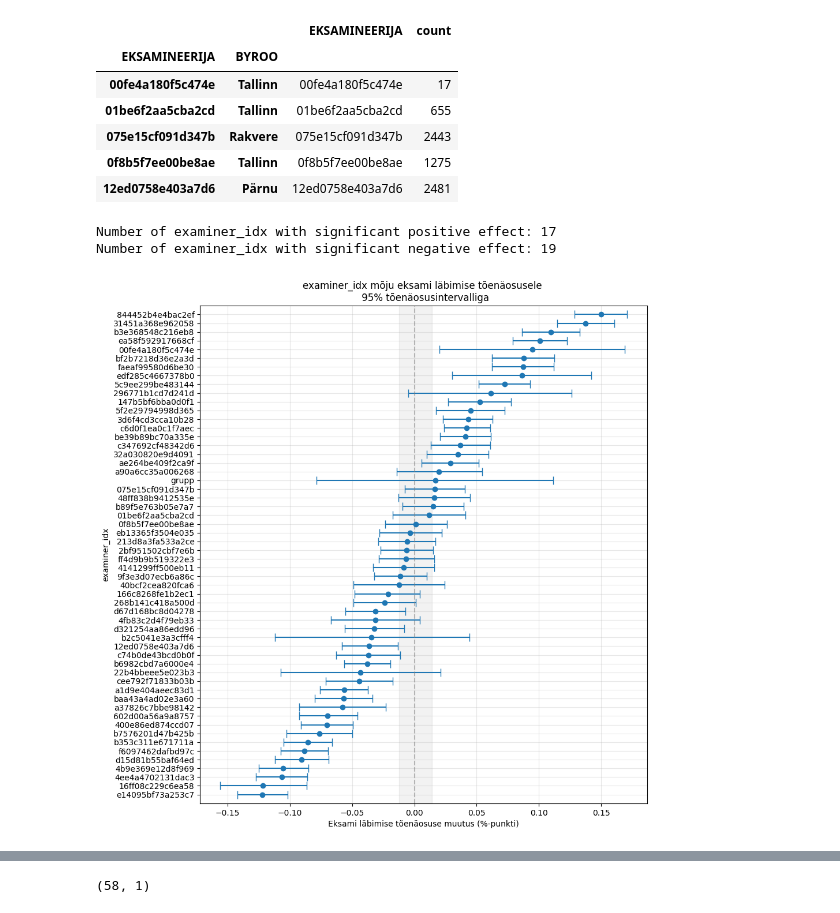
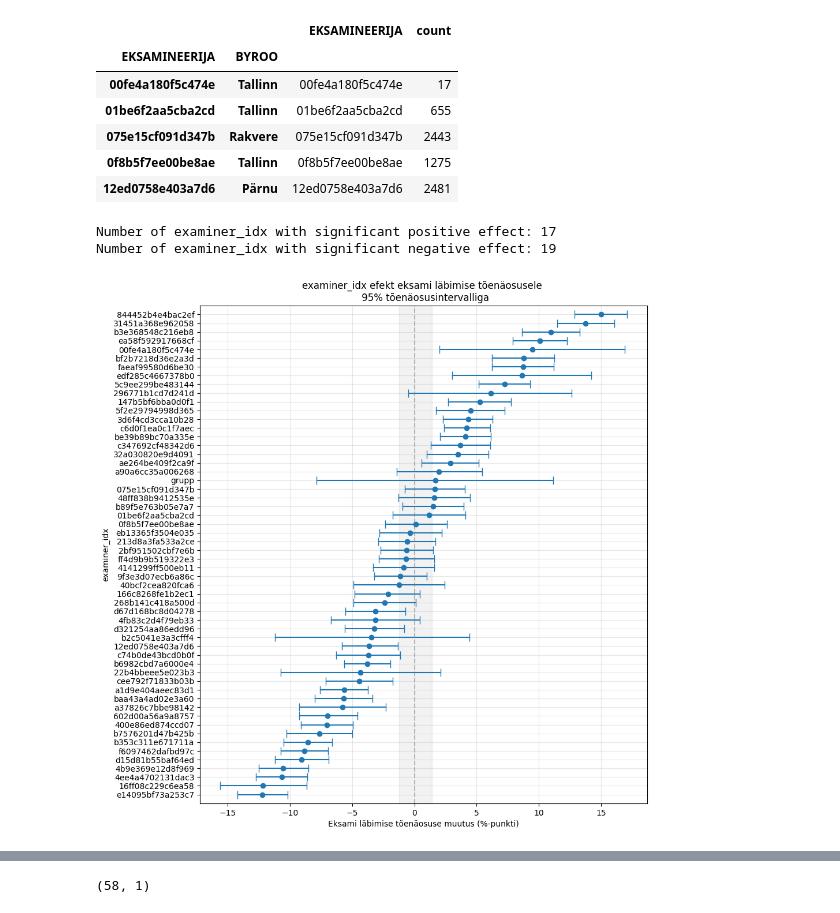
Before and after one commit to RRisto/RRisto.github.io, a Jupyter notebook: soidueksam/1.4_b_cat_model_multiyear_v4_risto.ipynb, the cells around one changed output, grey strips where cells are left out. Saved outputs shown, nothing was run; the diff lists cells and outputs as text; code cells hidden in the pictures.

```diff
--- a/soidueksam/1.4_b_cat_model_multiyear_v4_risto.ipynb
+++ b/soidueksam/1.4_b_cat_model_multiyear_v4_risto.ipynb
@@ -708,91 +708,6 @@ examiner_bureau_max.head()
 | 0f8b5f7ee00be8ae | Tallinn | 0f8b5f7ee00be8ae | 1275 |
 | 12ed0758e403a7d6 | Pärnu | 12ed0758e403a7d6 | 2481 |
 # %%
-def plot_effects(y_labels_col='examiner_idx', effects_key='examiner_effects', only_significant=False,
-                y_dict=None, return_data=False):
-# Get all samples for examiner effects
-    examiner_samples = trace.posterior[effects_key]
-
-    # Get examiner IDs (assuming they're in the original order in df_b_sub)
-    examiner_ids = df_b_sub[y_labels_col].unique()
-
-    # Calculate mean and HDI for each examiner
-    means = []
-    hdis = []
-    ids = []  # Store IDs in same order as effects
-    labels=[]
-
-    # Convert logit effects to probability changes
-    base_prob = sp.expit(intercept_effect_mean)
-
-    for i in range(examiner_samples.shape[2]):
-        effect_samples = examiner_samples[:, :, i].values.flatten()
-        prob_changes = sp.expit(intercept_effect_mean + effect_samples) - base_prob
-        percentiles=np.percentile(prob_changes, [2.5, 97.5])
-        if only_significant and ((percentiles[0]<0.0 and percentiles[1]<0.0) or (percentiles[0]>0.0 and percentiles[1]>0.0)):
-            means.append(np.mean(prob_changes))
-            hdis.append(percentiles)
-            ids.append(examiner_ids[i])
-            if y_dict is not None:
-                labels.append(y_dict[examiner_ids[i]])
-        elif not only_significant:
-            means.append(np.mean(prob_changes))
-            hdis.append(percentiles)
-            ids.append(examiner_ids[i])
-            if y_dict is not None:
-                labels.append(y_dict[examiner_ids[i]])
-
-    # Sort by mean effect
-    sorted_indices = np.argsort(means)
-    means = np.array(means)[sorted_indices]
-    hdis = np.array(hdis)[sorted_indices]
-    ids = np.array(ids)[sorted_indices]
-    if len(labels)>0:
-        labels = np.array(labels)[sorted_indices]
-
-    # Calculate confidence interval for baseline probability
-    intercept_samples = trace.posterior['intercept'].values.flatten()
-    base_probs = sp.expit(intercept_samples)
-    base_ci = np.percentile(base_probs, [2.5, 97.5])
-
-    # Plot
-    plt.figure(figsize=(10, len(means)*0.2))
-
-    # Add shaded confidence interval around zero
-    plt.axvspan(-base_ci[1] + base_prob, -base_ci[0] + base_prob,
-                color='grey', alpha=0.1, label='Baseline CI')
-
-    # Plot effects
-    plt.errorbar(means, range(len(means)),
-                xerr=[means - hdis[:, 0], hdis[:, 1] - means],
-                fmt='o', capsize=5)
-    plt.axvline(x=0, color='grey', linestyle='--', alpha=0.5)
-
-    # Add examiner IDs to y-axis
-    if y_dict is not None:
-        plt.yticks(range(len(means)), labels)
-    else:
-        plt.yticks(range(len(means)), ids)
-     # Adjust y-axis limits to remove extra margins
-    plt.ylim(-1.0, len(means))  # This removes the extra space
-
-    plt.ylabel(y_labels_col)
-    plt.xlabel('Eksami läbimise tõenäosuse muutus (%-punkti)')
-    plt.title(f'{y_labels_col} mõju eksami läbimise tõenäosusele \n 95% tõenäosusintervalliga')
-    plt.grid(True, alpha=0.3)
-
-    # Print summary statistics
-    print(f"Number of {y_labels_col} with significant positive effect: {sum(hdis[:, 0] > 0)}")
-    print(f"Number of {y_labels_col} with significant negative effect: {sum(hdis[:, 1] < 0)}")
-    if return_data:
-        df=pd.DataFrame(hdis)
-        df.columns=['low', 'high']
-        df['mean']=means
-        df['id']=ids
-        if len(labels)>0:
-            df['label']=labels
-        return df
-
 def plot_effects(y_labels_col='examiner_idx', effects_key='examiner_effects', only_significant=False,
                 y_dict=None, return_data=False):
 # Get all samples for examiner effects
@@ -856,43 +771,43 @@ def plot_effects(y_labels_col='examiner_idx', effects_key='examiner_effects', on
     plt.figure(figsize=(10, len(means)*0.2))
 
     # Add shaded confidence interval around zero
-    plt.axvspan(-base_ci[1] + base_prob, -base_ci[0] + base_prob,
+    plt.axvspan((-base_ci[1] + base_prob)*100, (-base_ci[0] + base_prob)*100,
                 color='grey', alpha=0.1, label='Baseline CI')
 
     # Plot effects
-    plt.errorbar(means, range(len(means)),
-                xerr=[means - hdis[:, 0], hdis[:, 1] - means],
+    plt.errorbar(means*100, range(len(means)),
+                xerr=[(means - hdis[:, 0])*100, (hdis[:, 1] - means)*100],
                 fmt='o', capsize=5)
     plt.axvline(x=0, color='grey', linestyle='--', alpha=0.5)
 
     if y_dict is not None:
         plt.yticks(range(len(means)), labels)
     else:
         plt.yticks(range(len(means)), ids)
     plt.ylim(-1.0, len(means))  # This removes the extra space
 
     plt.ylabel(y_labels_col)
     plt.xlabel('Eksami läbimise tõenäosuse muutus (%-punkti)')
-    plt.title(f'{y_labels_col} mõju eksami läbimise tõenäosusele \n 95% tõenäosusintervalliga')
+    plt.title(f'{y_labels_col} efekt eksami läbimise tõenäosusele \n 95% tõenäosusintervalliga')
     plt.grid(True, alpha=0.3)
 
     # Print summary statistics
     print(f"Number of {y_labels_col} with significant positive effect: {sum(hdis[:, 0] > 0)}")
     print(f"Number of {y_labels_col} with significant negative effect: {sum(hdis[:, 1] < 0)}")
     if return_data:
         df=pd.DataFrame(hdis)
         df.columns=['low', 'high']
         df['mean']=means
         df['id']=ids
         if len(labels)>0:
             df['label']=labels
         return df
 
 df_examiner=plot_effects(y_dict=idx_to_examiner, return_data=True)
 # %% [output]
 Number of examiner_idx with significant positive effect: 17
 Number of examiner_idx with significant negative effect: 19
-[figure, old version]
+[figure, new version]
 # %%
 plot_effects(y_dict=idx_to_examiner, only_significant=True, return_data=False)
 # %% [output]
```
Also changed, not shown: parts of 5 cells of this notebook, 1 other file.
